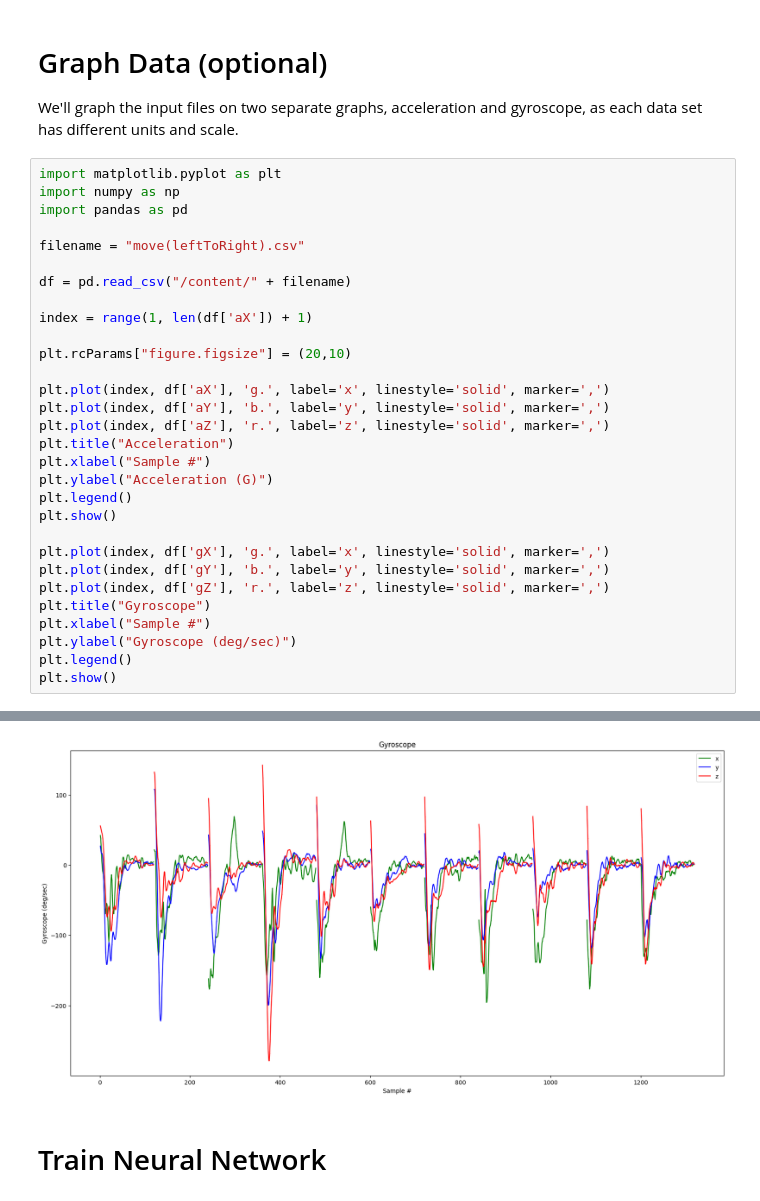
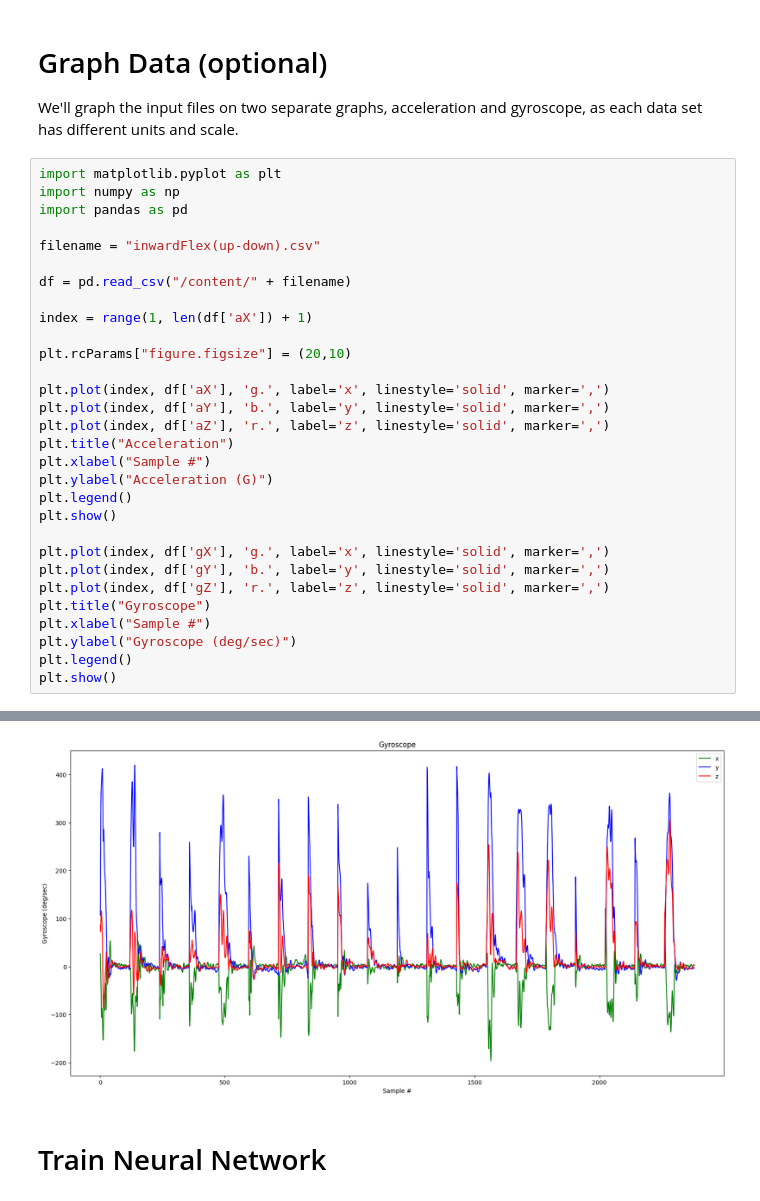
Before and after one commit to kathalsol/Laboratorio_Microcontroladores, a Jupyter notebook: Labo5/src/modelo/ModeloTinyMLModificado.ipynb, the cells around one changed output, grey strips where cells are left out. Cells and saved outputs as stored; diff of their text form.

```diff
--- a/Labo5/src/modelo/ModeloTinyMLModificado.ipynb
+++ b/Labo5/src/modelo/ModeloTinyMLModificado.ipynb
@@ -49,7 +51,7 @@ import matplotlib.pyplot as plt
 import numpy as np
 import pandas as pd
 
-filename = "move(leftToRight).csv"
+filename = "inwardFlex(up-down).csv"
 
 df = pd.read_csv("/content/" + filename)
 
@@ -79,4 +81,4 @@ plt.show()
-[figure, old version]
+[figure, new version]
 # %% [markdown]
 # Train Neural Network
 # %% [markdown]
```
Also changed, not shown: parts of 10 cells of this notebook, 6 other files.
